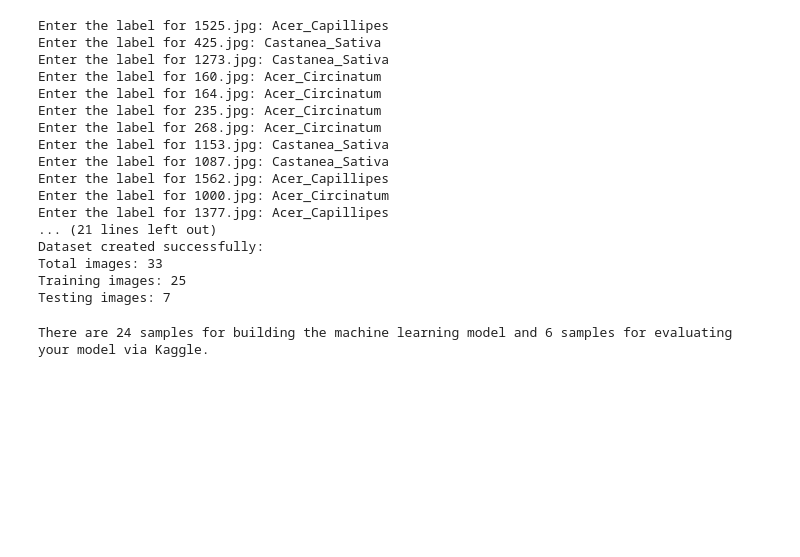
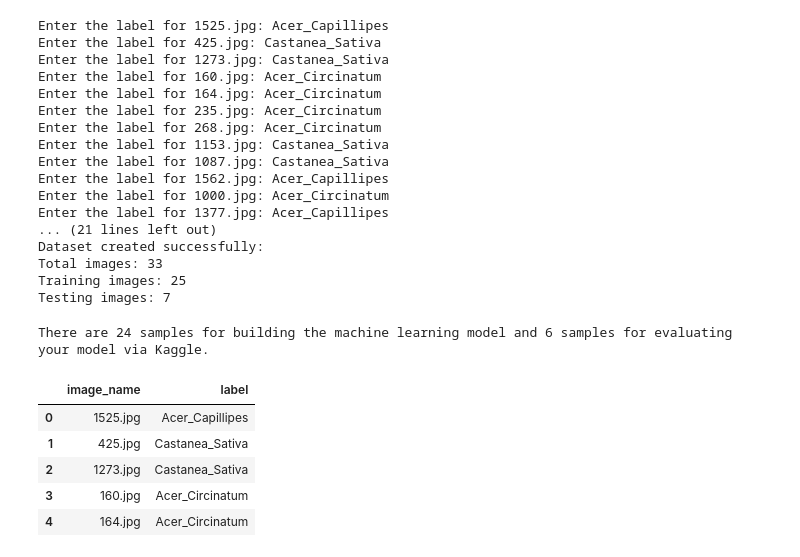
Before and after one commit to noora20FH/PCVK, a Jupyter notebook: leaf_classification_PCVK_finalProject.ipynb, the cells around one changed output. Saved outputs shown, nothing was run; the diff lists cells and outputs as text; code cells hidden in the pictures; blank space fills up the shorter version.

```diff
--- a/leaf_classification_PCVK_finalProject.ipynb
+++ b/leaf_classification_PCVK_finalProject.ipynb
@@ -559,3 +321,13 @@ print ('There are {}'.format(train_data.shape[0]), \
        'samples for evaluating your model via Kaggle.')
 # %% [output]
 There are 24 samples for building the machine learning model and 6 samples for evaluating your model via Kaggle.
+# %%
+# Let's look at the first 5 rows of train_raw dataset
+train_data.head(5)
+# %% [output]
+|  | image_name | label |
+| 0 | 1525.jpg | Acer_Capillipes |
+| 1 | 425.jpg | Castanea_Sativa |
+| 2 | 1273.jpg | Castanea_Sativa |
+| 3 | 160.jpg | Acer_Circinatum |
+| 4 | 164.jpg | Acer_Circinatum |
```
Also changed, not shown: parts of 18 cells of this notebook.
